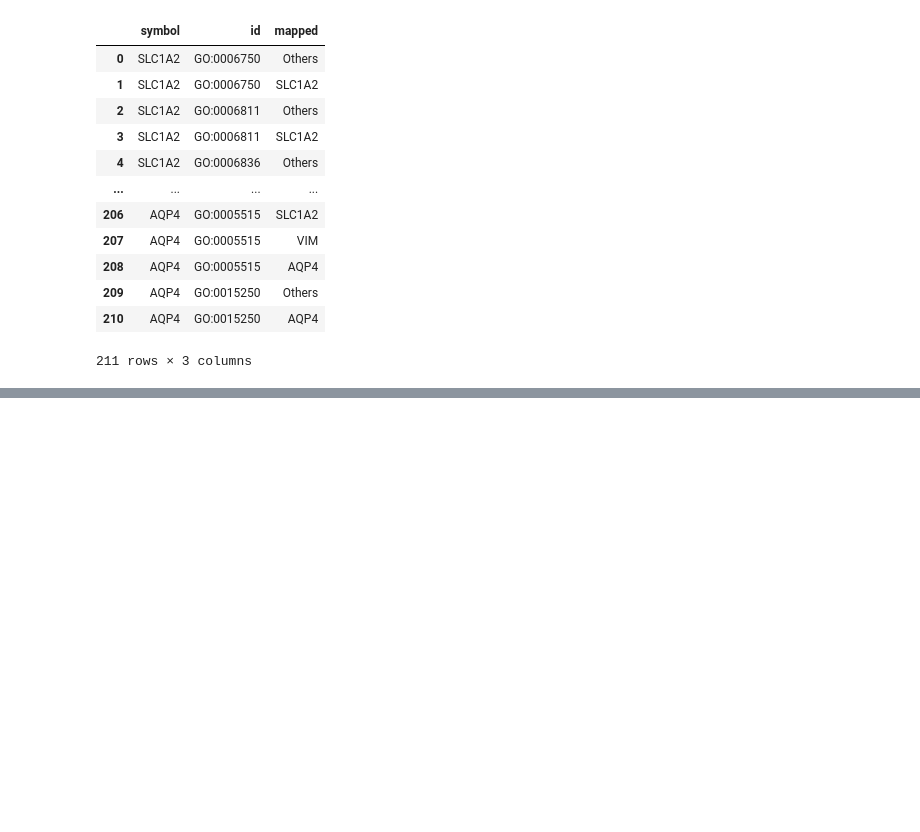
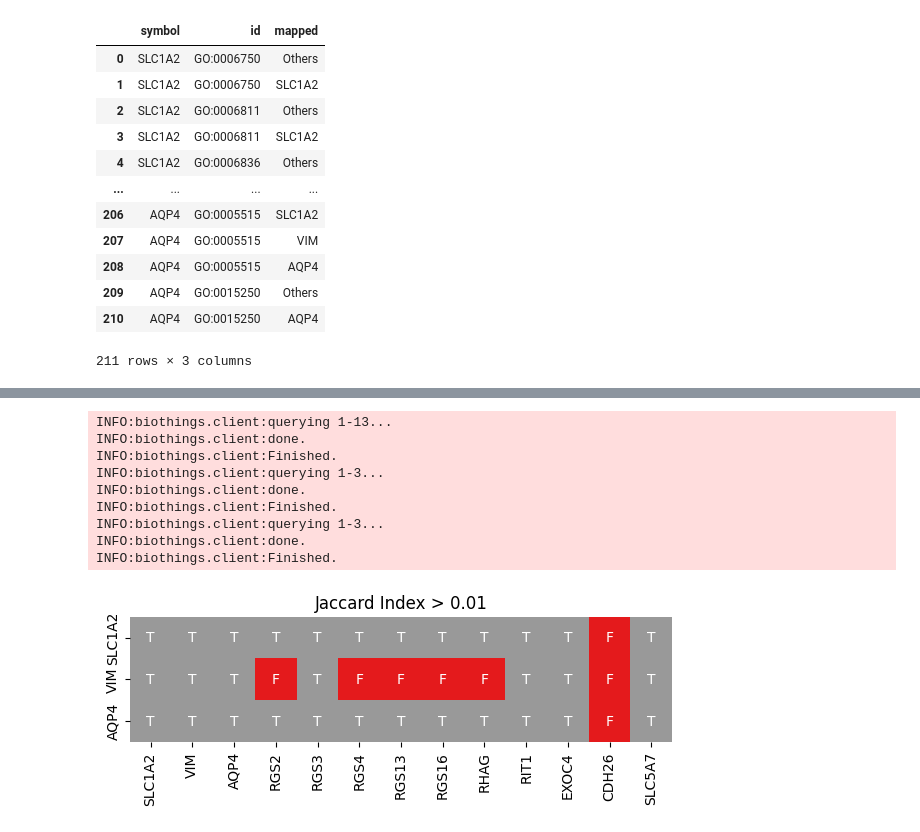
Before and after one commit to yo-aka-gene/grnet, a Jupyter notebook: docs/notebooks/alluvial.ipynb, the cells around one changed output, grey strips where cells are left out. Saved outputs shown, nothing was run; the diff lists cells and outputs as text; code cells hidden in the pictures; blank space fills up the shorter version.

```diff
--- a/docs/notebooks/alluvial.ipynb
+++ b/docs/notebooks/alluvial.ipynb
@@ -317,0 +379,35 @@ fig.savefig(
+# %%
+fig, ax = plt.subplots(figsize=(7, 2))
+
+temp = pd.DataFrame(
+    go_jaccard_matrix(simsym.tolist()),
+    index=simsym,
+    columns=simsym
+).loc[glia, :] >= go_jaccard_matrix(glia).min()
+
+sns.heatmap(
+    data=temp,
+    cmap="Set1",
+    ax=ax,
+    annot=temp.applymap(lambda x: "T" if x else "F"),
+    fmt="s",
+    cbar=False,
+    square=True
+)
+ax.set(title=f"Jaccard Index > {go_jaccard_matrix(glia).min().round(3)}");
+
+fig.savefig(
+    f"{conf.export}/ji_plus_sign_glia.png",
+    **kwarg_savefig
+)
+# %% [output]
+INFO:biothings.client:querying 1-13...
+INFO:biothings.client:done.
+INFO:biothings.client:Finished.
+INFO:biothings.client:querying 1-3...
+INFO:biothings.client:done.
+INFO:biothings.client:Finished.
+INFO:biothings.client:querying 1-3...
+INFO:biothings.client:done.
+INFO:biothings.client:Finished.
+[figure, added]
```
Also changed, not shown: parts of 22 cells of this notebook, 2 other files.
